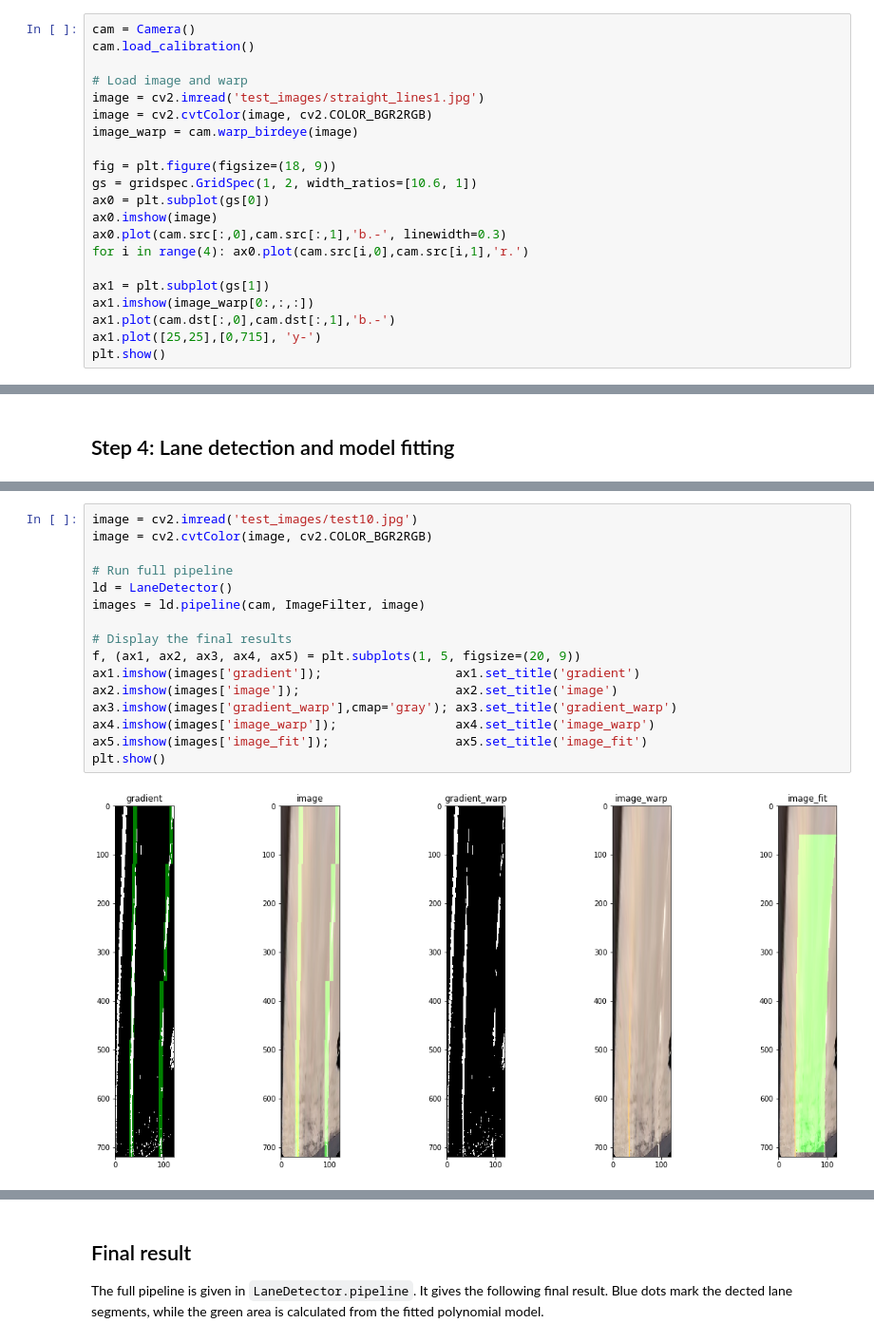
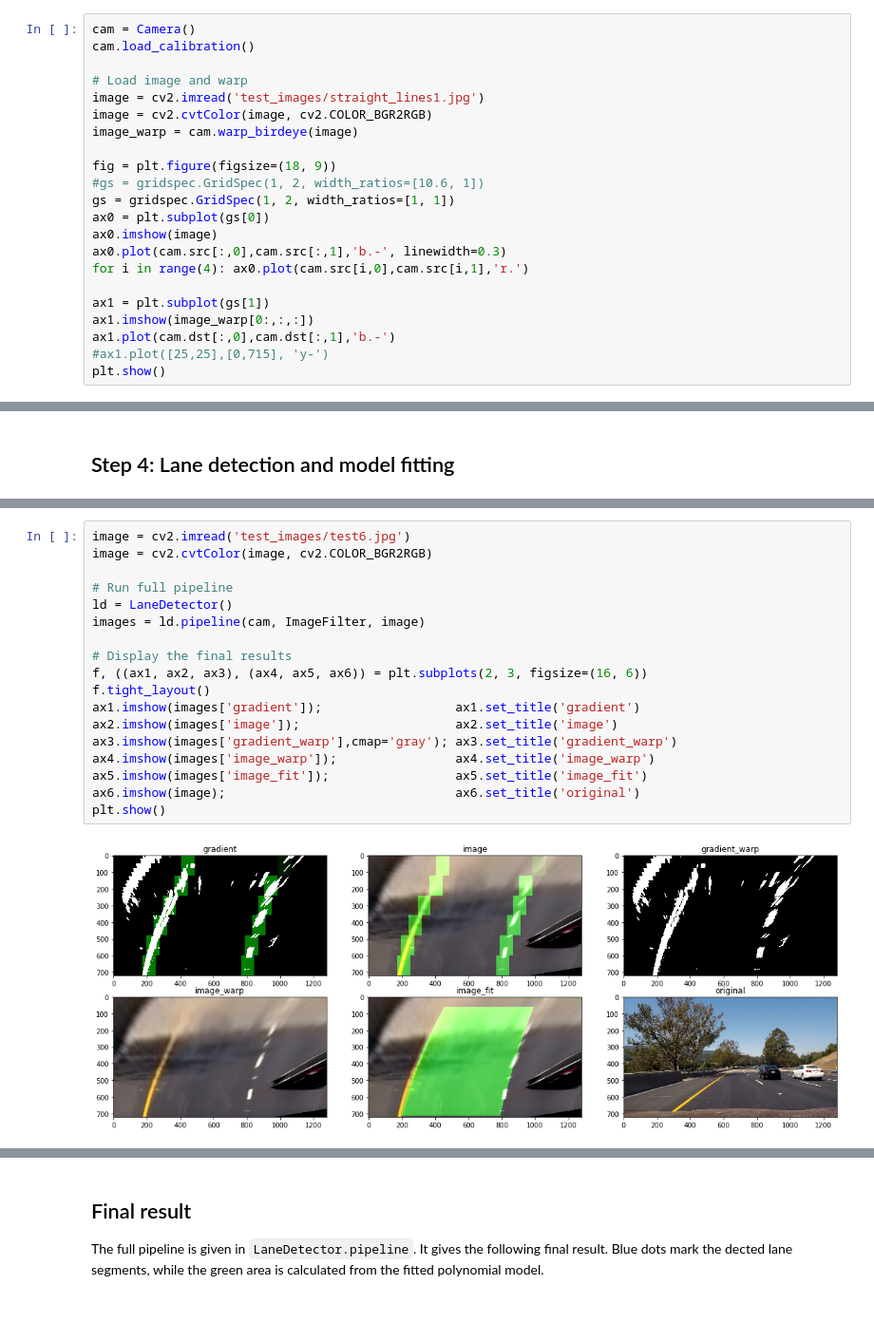
Before and after one commit to tw00/CarND-Advanced-Lane-Lines, a Jupyter notebook: README.ipynb, the cells around one changed output, grey strips where cells are left out. Shown at 95% size. Cells and saved outputs as stored; diff of their text form; blank space fills up the shorter version.

```diff
--- a/README.ipynb
+++ b/README.ipynb
@@ -173,7 +192,8 @@ image = cv2.cvtColor(image, cv2.COLOR_BGR2RGB)
 image_warp = cam.warp_birdeye(image)
 
 fig = plt.figure(figsize=(18, 9))
-gs = gridspec.GridSpec(1, 2, width_ratios=[10.6, 1])
+#gs = gridspec.GridSpec(1, 2, width_ratios=[10.6, 1])
+gs = gridspec.GridSpec(1, 2, width_ratios=[1, 1])
 ax0 = plt.subplot(gs[0])
 ax0.imshow(image)
 ax0.plot(cam.src[:,0],cam.src[:,1],'b.-', linewidth=0.3)
@@ -182,6 +202,6 @@ for i in range(4): ax0.plot(cam.src[i,0],cam.src[i,1],'r.')
 ax1 = plt.subplot(gs[1])
 ax1.imshow(image_warp[0:,:,:])
 ax1.plot(cam.dst[:,0],cam.dst[:,1],'b.-')
-ax1.plot([25,25],[0,715], 'y-')
+#ax1.plot([25,25],[0,715], 'y-')
 plt.show()
 # %% [output]
@@ -206,20 +226,22 @@ In order to smooth the result over time, the coefficients are also filtered with
 
 The result is shown in the following images:
 # %%
-image = cv2.imread('test_images/test10.jpg')
+image = cv2.imread('test_images/test6.jpg')
 image = cv2.cvtColor(image, cv2.COLOR_BGR2RGB)
 
 # Run full pipeline
 ld = LaneDetector()
 images = ld.pipeline(cam, ImageFilter, image)
 
 # Display the final results
-f, (ax1, ax2, ax3, ax4, ax5) = plt.subplots(1, 5, figsize=(20, 9))
+f, ((ax1, ax2, ax3), (ax4, ax5, ax6)) = plt.subplots(2, 3, figsize=(16, 6))
+f.tight_layout()
 ax1.imshow(images['gradient']);                  ax1.set_title('gradient')
 ax2.imshow(images['image']);                     ax2.set_title('image')
 ax3.imshow(images['gradient_warp'],cmap='gray'); ax3.set_title('gradient_warp')
 ax4.imshow(images['image_warp']);                ax4.set_title('image_warp')
 ax5.imshow(images['image_fit']);                 ax5.set_title('image_fit')
+ax6.imshow(image);                               ax6.set_title('original')
 plt.show()
 # %% [output]
-[figure, old version]
+[figure, new version]
```
Also changed, not shown: parts of 7 cells of this notebook, 5 other files.
